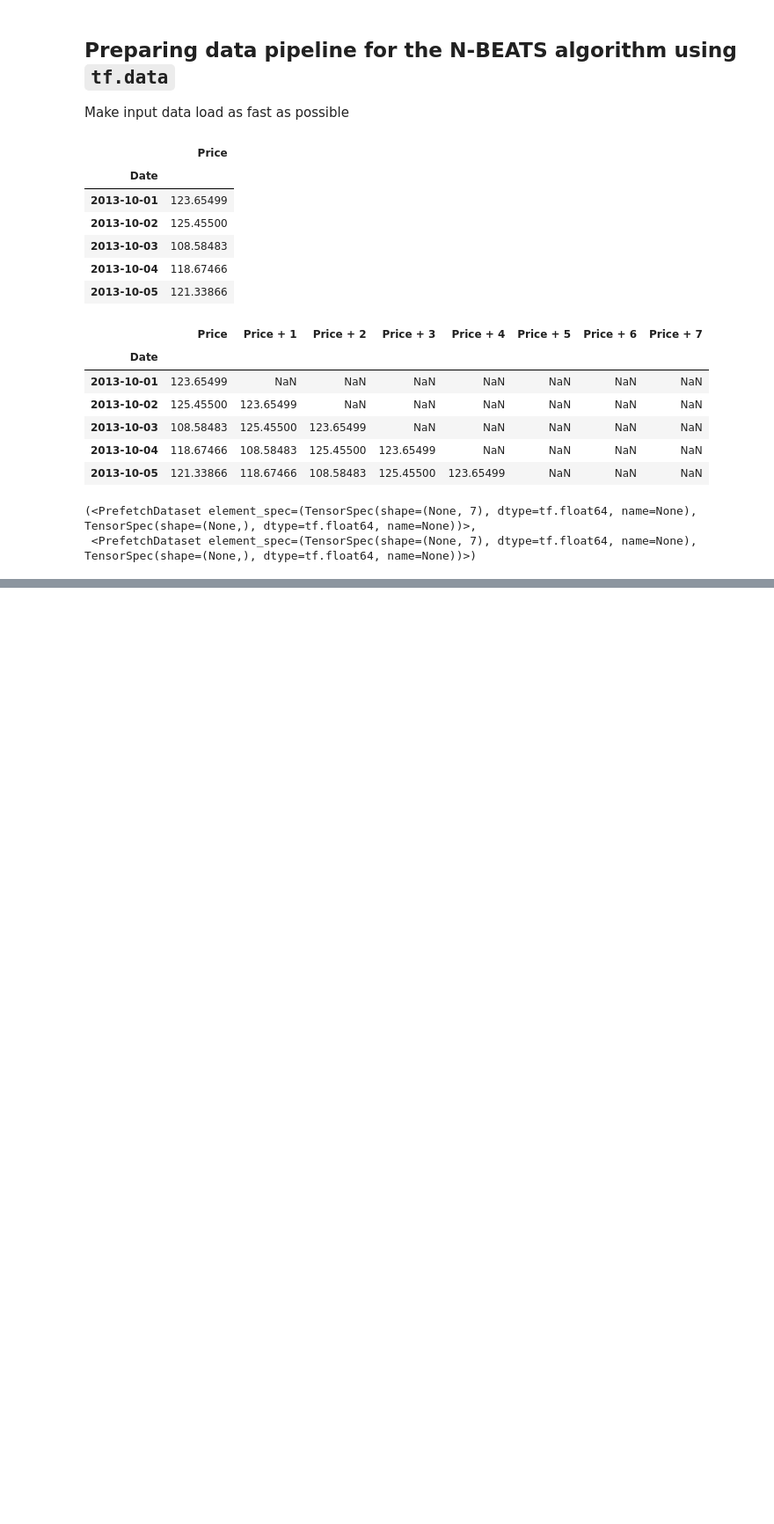
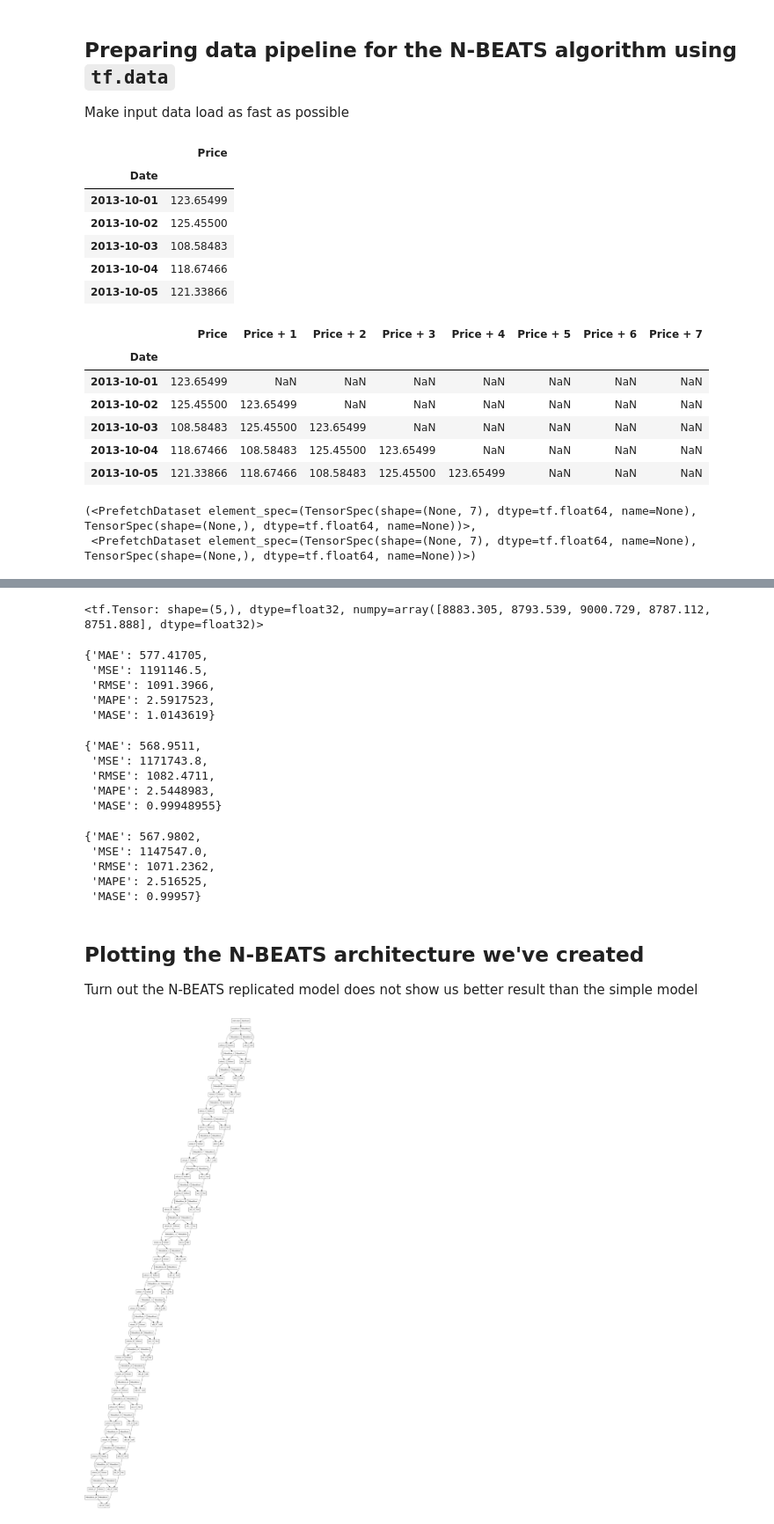
Before and after one commit to ZahrizhalAli/BitCoin_TimeSeries_with_TensorFlow_Experiments, a Jupyter notebook: 10_time_series_forecasting_with_tensorflow_video.ipynb, the cells around one changed output, grey strips where cells are left out. Shown at 88% size. Cells and saved outputs as stored; diff of their text form; code cells hidden in the pictures; blank space fills up the shorter version.

```diff
--- a/10_time_series_forecasting_with_tensorflow_video.ipynb
+++ b/10_time_series_forecasting_with_tensorflow_video.ipynb
@@ -1647,0 +1650,12 @@ train_dataset, test_dataset
+# %%
+# Values from N-BEATS paper
+N_EPOCHS = 5000
+N_NEURONS = 512
+N_LAYERS = 4
+N_STACKS = 30
+
+INPUT_SIZE = WINDOW_SIZE * HORIZON
+
+THETA_SIZE = INPUT_SIZE + HORIZON
+
+INPUT_SIZE, THETA_SIZE
@@ -1647,0 +1671,10 @@ train_dataset, test_dataset
+# %%
+# Make dummy
+tensor_1 = tf.range(10) + 10
+tensor_2 = tf.range(10)
+
+# Subtract
+subtracted = layers.subtract([tensor_1, tensor_2])
+
+# Add
+added = layers.add([tensor_1, tensor_2])
@@ -1647,0 +1769,41 @@ train_dataset, test_dataset
+# %%
+# Make predictions with N-BEATS mdoel
+model_7_preds = make_preds(model_7, test_dataset)
+model_7_preds[:5]
+# %% [output]
+<tf.Tensor: shape=(5,), dtype=float32, numpy=array([8883.305, 8793.539, 9000.729, 8787.112, 8751.888], dtype=float32)>
+# %%
+# Evaluate N-BEATS model preds
+model_7_results = evaluate_preds(y_true=y_test,
+                                 y_pred=model_7_preds)
+model_7_results
+# %% [output]
+{'MAE': 577.41705,
+ 'MSE': 1191146.5,
+ 'RMSE': 1091.3966,
+ 'MAPE': 2.5917523,
+ 'MASE': 1.0143619}
+# %%
+model_1_results
+# %% [output]
+{'MAE': 568.9511,
+ 'MSE': 1171743.8,
+ 'RMSE': 1082.4711,
+ 'MAPE': 2.5448983,
+ 'MASE': 0.99948955}
+# %%
+naive_results
+# %% [output]
+{'MAE': 567.9802,
+ 'MSE': 1147547.0,
+ 'RMSE': 1071.2362,
+ 'MAPE': 2.516525,
+ 'MASE': 0.99957}
+# %% [markdown]
+## Plotting the N-BEATS architecture we've created
+Turn out the N-BEATS replicated model does not show us better result than the simple model
+# %%
+from tensorflow.keras.utils import plot_model
+plot_model(model_7)
+# %% [output]
+[figure, added]
```
Also changed, not shown: parts of 26 cells of this notebook.
